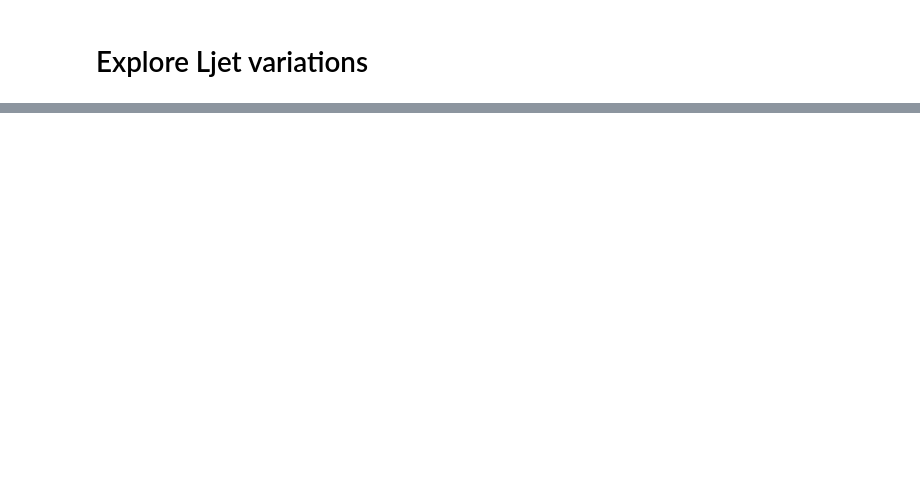
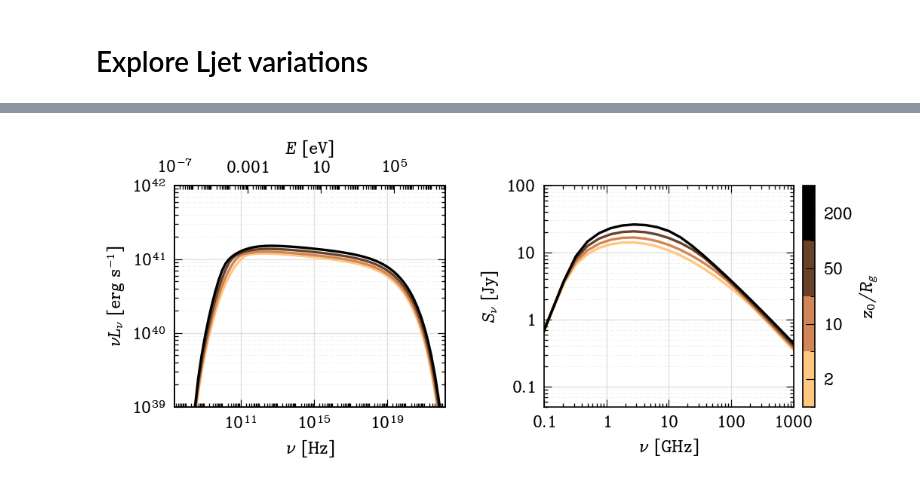
Before and after one commit to santimda/ExtendedJet, a Jupyter notebook: Code/explore_parameters.ipynb, the cells around one changed output, grey strips where cells are left out. Drawn from its saved outputs; the diff is of its cells as text; code cells hidden in the pictures; blank space fills up the shorter version.

```diff
--- a/Code/explore_parameters.ipynb
+++ b/Code/explore_parameters.ipynb
@@ -256,0 +638,14 @@ plt.show()
+# %%
+# Make a list with the values of z0
+z0s = [2*R_g, 10*R_g, 50*R_g, 200*R_g]
+
+# Calculate the SED for each z0 value (fixing default parameters)
+SEDs_z0 = []
+for z0_val in z0s:
+    print(f'{z0_val/R_g=}')
+    SED = model_syn(E, sigma0_def, zmax_def, Lj_def, a_inj_def,
+                    zmax_inj=zmax_inj_def, gammaIndex=gammaIndex_def,
+                    geomIndex_out=geomIndex_out_def, z0=z0_val,
+                    fnT=fnT_def, facc=facc_def, p=p_def)
+    time.sleep(1)
+    SEDs_z0.append(SED)
@@ -256,0 +657,78 @@ plt.show()
+# %%
+# === Figure setup ===
+fig, (ax, ax_radio) = plt.subplots(1, 2, figsize=(9, 4))
+
+# === Discrete colormap ===
+n = len(z0s)
+cmap = mpl.colormaps['copper_r'].resampled(n)
+colors = cmap(np.linspace(0, 1, n))
+
+# Discrete colorbar setup
+bounds = np.arange(0.5, n + 1.5)
+norm = mpl.colors.BoundaryNorm(bounds, cmap.N)
+sm = plt.cm.ScalarMappable(norm=norm, cmap=cmap)
+
+# === LEFT PLOT: Full SED ===
+for i in range(n):
+    ax.plot(E/h, E * SEDs_z0[i] * a, color=colors[i], lw=2, label='')
+
+ax.set_xscale('log')
+ax.set_yscale('log')
+ax.set_xlim(xmin, xmax)
+ax.set_ylim(ymin, ymax)
+ax.set_axisbelow(True)
+ax.set_xlabel(r"$\nu$ [Hz]")
+ax.set_ylabel(r"$\nu L_\nu$ [erg s$^{-1}$]")
+
+minor_subs = np.arange(1.0, 10.0)
+ax.xaxis.set_minor_locator(LogLocator(base=10.0, subs=minor_subs, numticks=100))
+ax.yaxis.set_minor_locator(LogLocator(base=10.0, subs=minor_subs, numticks=100))
+ax.xaxis.set_minor_formatter(mpl.ticker.NullFormatter())
+ax.yaxis.set_minor_formatter(mpl.ticker.NullFormatter())
+ax.tick_params(direction='in', which='major', right=True, top=True, length=6)
+ax.tick_params(direction='in', which='minor', right=True, top=True, length=3, width=0.8)
+ax.grid(which='major', axis='both', color='0.8', linestyle='-', linewidth=0.8)
+ax.grid(which='minor', axis='y', color='0.9', linestyle='--', linewidth=0.5)
+
+ax2 = ax.twiny()
+ax2.set_xlabel(r"$E$ [eV]")
+ax2.set_xlim(E_min / eV, E_max / eV)
+ax2.set_xscale('log')
+ax2.xaxis.set_minor_locator(LogLocator(base=10.0, subs=minor_subs, numticks=100))
+ax2.xaxis.set_minor_formatter(mpl.ticker.NullFormatter())
+ax2.tick_params(direction='in', which='major', length=6)
+ax2.tick_params(direction='in', which='minor', length=3, width=0.8)
+
+# === RIGHT PLOT: Radio range ===
+radio_min, radio_max = 1e-1, 1e3
+for i in range(n):
+    flux_Jy = SEDs_z0[i] * h / 1e-23
+    ax_radio.plot(E/h / 1e9, flux_Jy, color=colors[i], lw=2)
+
+ax_radio.set_xscale('log')
+ax_radio.set_yscale('log')
+ax_radio.set_xlim(radio_min, radio_max)
+ax_radio.set_axisbelow(True)
+ax_radio.set_xlabel(r"$\nu$ [GHz]")
+ax_radio.set_ylabel(r"$S_\nu$ [Jy]")
+ax_radio.set_ylim(flux_radio_min, flux_radio_max)
+ax_radio.xaxis.set_minor_locator(LogLocator(base=10.0, subs=minor_subs, numticks=100))
+ax_radio.yaxis.set_minor_locator(LogLocator(base=10.0, subs=minor_subs, numticks=100))
+ax_radio.xaxis.set_minor_formatter(mpl.ticker.NullFormatter())
+ax_radio.yaxis.set_minor_formatter(mpl.ticker.NullFormatter())
+ax_radio.tick_params(direction='in', which='major', right=True, top=True, length=6)
+ax_radio.tick_params(direction='in', which='minor', right=True, top=True, length=3, width=0.8)
+ax_radio.grid(which='major', axis='both', color='0.8', linestyle='-', linewidth=0.8)
+ax_radio.grid(which='minor', axis='y', color='0.9', linestyle='--', linewidth=0.5)
+
+divider = make_axes_locatable(ax_radio)
+cax = divider.append_axes("right", size="5%", pad=0.1)
+cbar = fig.colorbar(sm, cax=cax, ticks=np.arange(1, n + 1))
+cbar.ax.set_yticklabels([f'{z/R_g:.0f}' for z in z0s])
+cbar.set_label(r"$z_0/R_g$")
+
+plt.tight_layout()
+fig.savefig('SEDs_z0s.pdf', bbox_inches='tight', pad_inches=0.01)
+plt.show()
+# %% [output]
+[figure, added]
```
Also changed, not shown: parts of 37 cells of this notebook, 12 other files.
